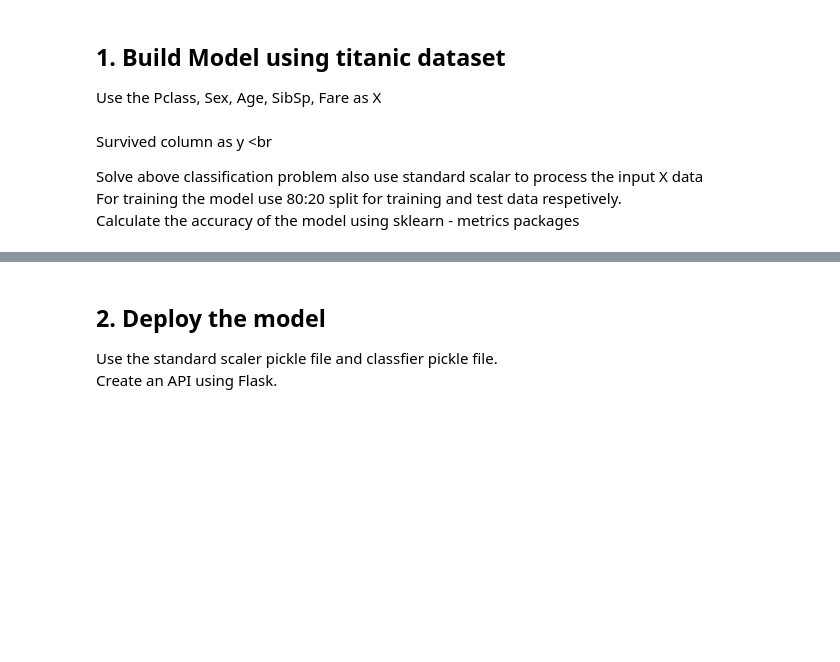
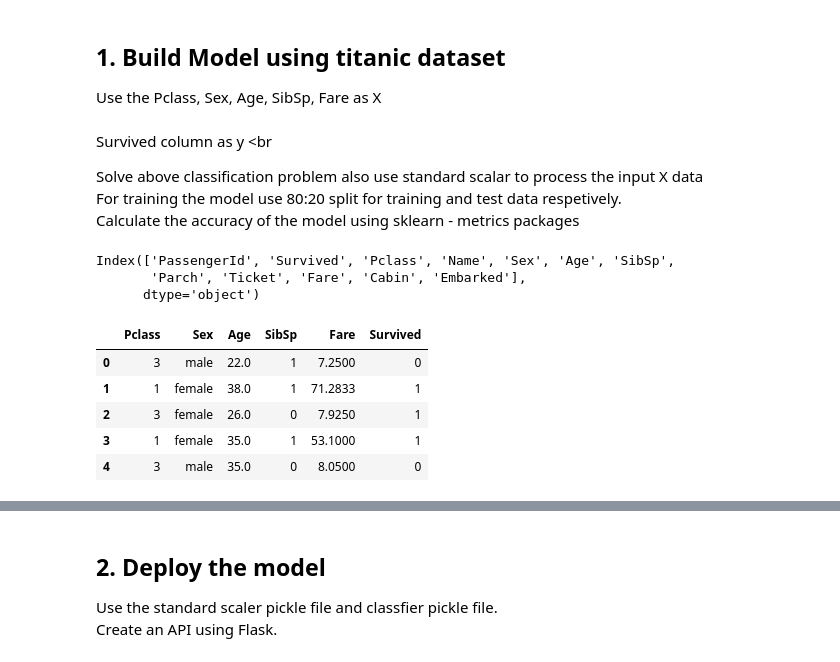
Before and after one commit to instigateideas/training-repo, a Jupyter notebook: ml_deploy/problem/Problem_notebook.ipynb, the cells around one changed output, grey strips where cells are left out. Drawn from its saved outputs; the diff is of its cells as text; code cells hidden in the pictures; blank space fills up the shorter version.

```diff
--- a/ml_deploy/problem/Problem_notebook.ipynb
+++ b/ml_deploy/problem/Problem_notebook.ipynb
@@ -21,3 +22,19 @@ Survived column as y
 Solve above classification problem also use standard scalar to process the input X data<br />
 For training the model use 80:20 split for training and test data respetively.<br />
 Calculate the accuracy of the model using sklearn - metrics packages<br />
+# %%
+dataset.columns
+# %% [output]
+Index(['PassengerId', 'Survived', 'Pclass', 'Name', 'Sex', 'Age', 'SibSp',
+       'Parch', 'Ticket', 'Fare', 'Cabin', 'Embarked'],
+      dtype='object')
+# %%
+titanic_dataset = dataset[["Pclass", "Sex", "Age", "SibSp", "Fare", "Survived"]]
+titanic_dataset.head()
+# %% [output]
+|  | Pclass | Sex | Age | SibSp | Fare | Survived |
+| 0 | 3 | male | 22.0 | 1 | 7.2500 | 0 |
+| 1 | 1 | female | 38.0 | 1 | 71.2833 | 1 |
+| 2 | 3 | female | 26.0 | 0 | 7.9250 | 1 |
+| 3 | 1 | female | 35.0 | 1 | 53.1000 | 1 |
+| 4 | 3 | male | 35.0 | 0 | 8.0500 | 0 |
```
Also changed, not shown: parts of 46 cells of this notebook, 22 other files.
